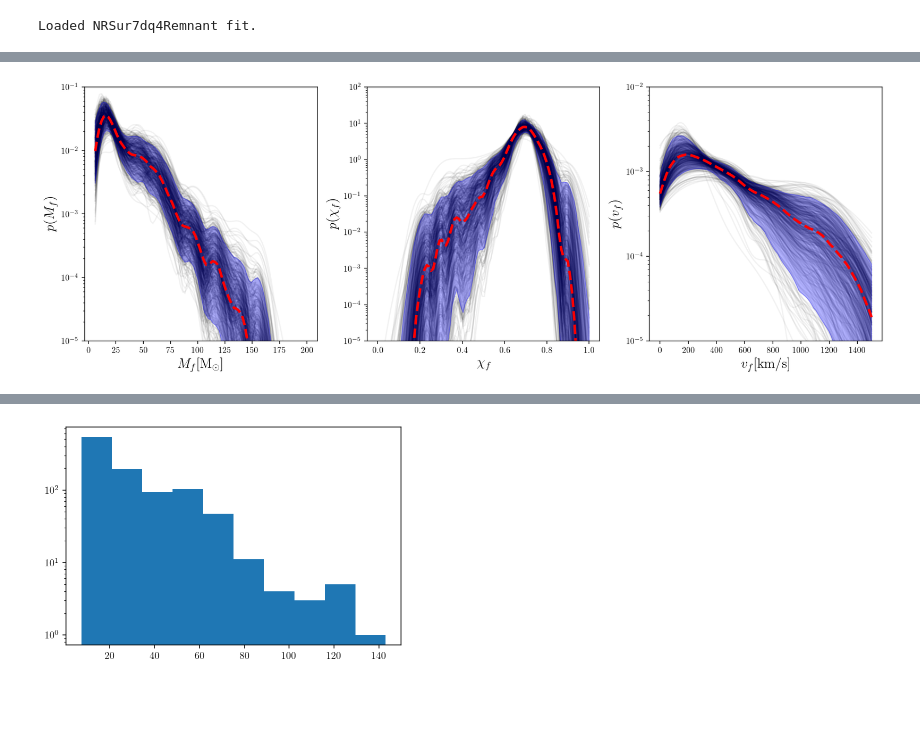
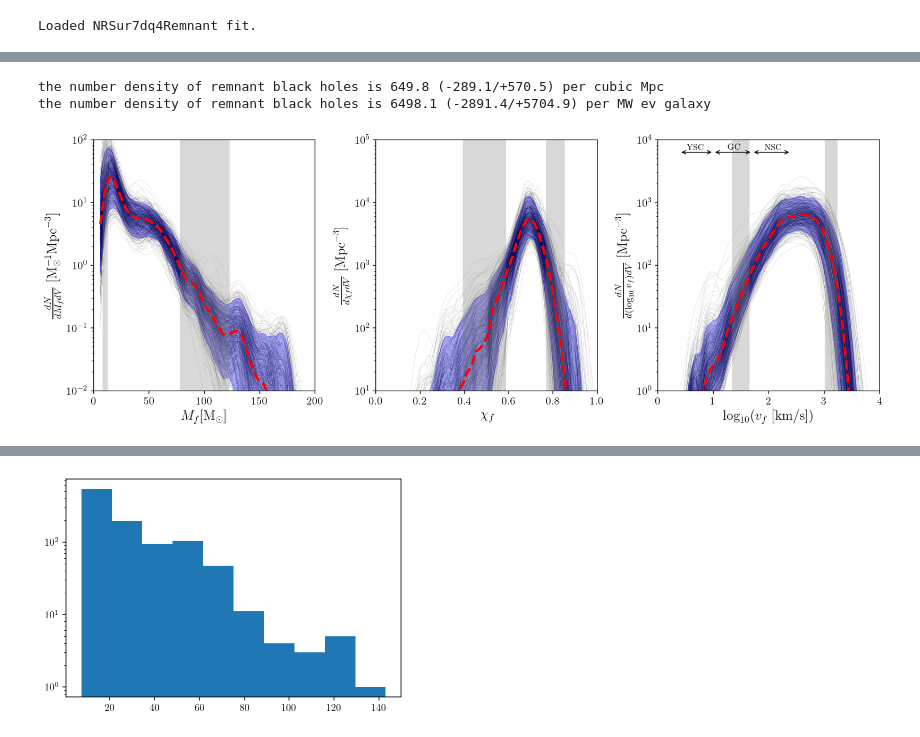
Before and after one commit to zodoctor/final_state_population, a Jupyter notebook: Final_State_Population.ipynb, the cells around one changed output, grey strips where cells are left out. Drawn from its saved outputs; the diff is of its cells as text; code cells hidden in the pictures; blank space fills up the shorter version.

Commit message:
finished basic calculations and figures with O3a

```diff
--- a/Final_State_Population.ipynb
+++ b/Final_State_Population.ipynb
@@ -500,18 +507,18 @@ spintiltpop = gwp.models.spin.iid_spin_orientation_gaussian_isotropic
 pops = {'mass':masspop,'spinmag':spinmagpop,'spintilt':spintiltpop}
 
 # set up mass grid
-m1s_grid = np.linspace(3,100,200)
-qs_grid = np.linspace(0.01,1,40)
+m1s_grid = np.linspace(3,100,400)
+qs_grid = np.linspace(0.01,1,100)
 M1s,Qs = np.meshgrid(m1s_grid,qs_grid)
 mass_pts = np.array(list(zip(M1s.flatten(),Qs.flatten())),dtype=[('mass_1',float),('mass_ratio',float)])
 
 # set up spin mag grid
-as_grid = np.linspace(0,1,40)
+as_grid = np.linspace(0,1,100)
 A1s,A2s = np.meshgrid(as_grid,as_grid)
 as_pts = np.array(list(zip(A1s.flatten(),A2s.flatten())),dtype=[('a_1',float),('a_2',float)])
 
 # set up spin tilt grid
-costilts_grid = np.linspace(-1,1,40)
+costilts_grid = np.linspace(-1,1,100)
 Ctilts1,Ctilts2 = np.meshgrid(costilts_grid,costilts_grid)
 costilts_pts = np.array(list(zip(Ctilts1.flatten(),Ctilts2.flatten())),dtype=[('cos_tilt_1',float),('cos_tilt_2',float)])
 
@@ -544,7 +551,7 @@ def get_weights(hypersample,event_samples):
 # %% [markdown]
 Get mass and spin samples from the maxL population
 # %%
-n_event_samples = 5000
+n_event_samples = 20000
 max_L_idx = np.argmax(posterior_samples['log_likelihood'])
 fid_pop_samples = get_event_samples({key:value[max_L_idx] for key,value in posterior_samples.items()},
                                     n_samples=n_event_samples)
@@ -595,15 +633,61 @@ for i,_ in enumerate(np.random.choice(len(posterior_samples['alpha']),size=n_hyp
+# %%
+print(f'the number density of remnant black holes is {m_rate:2.1f} (-{m_rate-l_rate:2.1f}/+{u_rate-m_rate:2.1f}) per cubic Mpc')
+print(f'the number density of remnant black holes is {m_rate_mwev:2.1f} (-{m_rate_mwev-l_rate_mwev:2.1f}/+{u_rate_mwev-m_rate_mwev:2.1f}) per MW ev galaxy')
+# %% [output]
+the number density of remnant black holes is 649.8 (-289.1/+570.5) per cubic Mpc
+the number density of remnant black holes is 6498.1 (-2891.4/+5704.9) per MW ev galaxy
 # %%
-units = ['[\mathrm{M}_{\odot}]','','[\mathrm{km/s}]']
+units = ['[\mathrm{{M}}_{{\odot}}]','','\;[\mathrm{km/s}]']
+yunits = ['\;[\mathrm{{M}}_\odot^{{-1}}\mathrm{{Mpc}}^{{-3}}]','\;[\mathrm{{Mpc}}^{{-3}}]','\;[\mathrm{{Mpc}}^{{-3}}]']
+logunits = [False,False,True]
+xlims = [(0,200),(0,1),(0,4)]
+ylims = [(1e-2,1e2),(1e1,1e5),(1e0,1e4)]
+xlabels = ['M_f','\chi_f','v_f']
+
 fig,ax = plt.subplots(1,3,figsize=(14,5))
 for j in range(len(ax)):
+    ax[j].tick_params(labelsize=13)
+    paramlines = lines[:,:,j]
+
+    # plot the individual population lines
     for i in range(lines.shape[1]):
-        ax[j].plot(plot_grids[j],lines[:,i,j],color='k',alpha=0.05,zorder=0)
-    ax[j].fill_between(plot_grids[j],np.percentile(lines[:,:,j],5,axis=1),np.percentile(lines[:,:,j],95,axis=1),color='b',alpha=0.3)
-    ax[j].plot(plot_grids[j],np.median(lines[:,:,j],axis=1),color='r',linestyle='--',lw=3)
+        ax[j].plot(plot_grids[j],paramlines[:,i],color='k',alpha=0.5,zorder=0,lw=0.1)
+
+    # plot the credible region and median
+    ax[j].fill_between(plot_grids[j],np.percentile(paramlines,5,axis=1),np.percentile(paramlines,95,axis=1),color='b',alpha=0.3)
+    ax[j].plot(plot_grids[j],np.median(paramlines,axis=1),color='r',linestyle='--',lw=3)
     ax[j].set_ylim(ylims[j])
+    ax[j].set_xlim(xlims[j])
     ax[j].set_yscale('log')
-    ax[j].set_xlabel(f'${xlabels[j]}{units[j]}$',fontsize=16)
-    ax[j].set_ylabel(f'$p({xlabels[j]})$',fontsize=16)
+
+    # If using a pre-logged variable
+    if logunits[j]:
+        ax[j].set_xlabel(r'$\log_{{10}}({}{})$'.format(xlabels[j],units[j]),fontsize=16)
+        ax[j].set_ylabel(r'$\frac{{dN}}{{d(\log_{{10}}{})dV}}{}$'.format(xlabels[j],yunits[j]),fontsize=16)
+    else:
+        ax[j].set_xlabel(f'${xlabels[j]}{units[j]}$',fontsize=16)
+        ax[j].set_ylabel(r'$\frac{{dN}}{{d{}dV}}{}$'.format(xlabels[j],yunits[j]),fontsize=16)
+
+    # plot the percentile credible regions
+    trans = mtransforms.blended_transform_factory(ax[j].transData, ax[j].transAxes)
+    for k in [0,2]:
+        ax[j].fill_between(
+            np.array([np.percentile(pctl_array[k,:,j],10),np.percentile(pctl_array[k,:,j],90)]),
+            0,1,
+            facecolor='gray',alpha=0.3,transform=trans)
+
+ax[2].annotate("", xy=(0.25, 0.95), xytext=(0.39/4, 0.95), arrowprops=dict(arrowstyle="<->"),xycoords='axes fraction')
+ax[2].annotate(r"$\mathrm{YSC}$", xy=(0.13, 0.96),xycoords='axes fraction')
+
+ax[2].annotate("", xy=(1.7/4, 0.95), xytext=(0.25, 0.95), arrowprops=dict(arrowstyle="<->"),xycoords='axes fraction')
+ax[2].annotate(r"$\mathrm{GC}$", xy=(0.315, 0.96),xycoords='axes fraction')
+
+ax[2].annotate("", xy=(2.4/4, 0.95), xytext=(1.7/4, 0.95), arrowprops=dict(arrowstyle="<->"),xycoords='axes fraction')
+ax[2].annotate(r"$\mathrm{NSC}$", xy=(0.48, 0.96),xycoords='axes fraction')
+
+
 fig.tight_layout()
+fig.savefig('final_param_dist.pdf')
+fig.savefig('final_param_dist.png',dpi=300)
 # %% [output]
-[figure, old version]
+[figure, new version]
```
Also changed, not shown: parts of 5 cells of this notebook.
